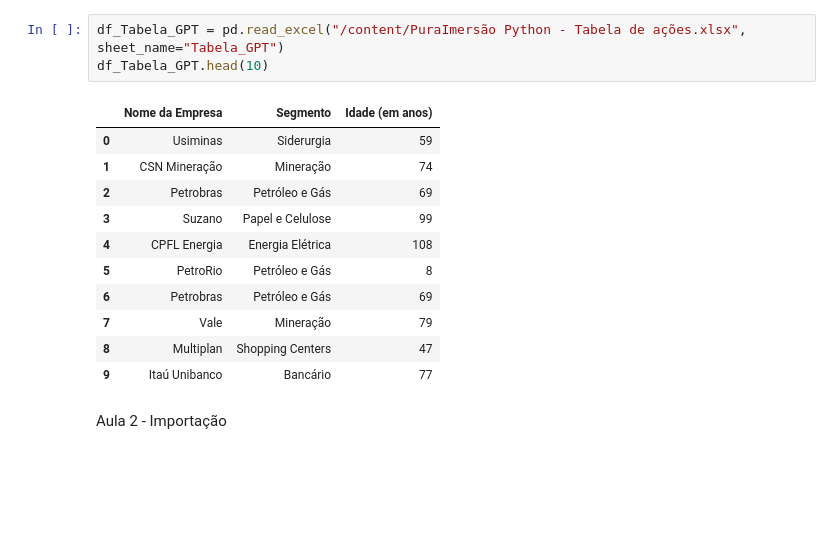
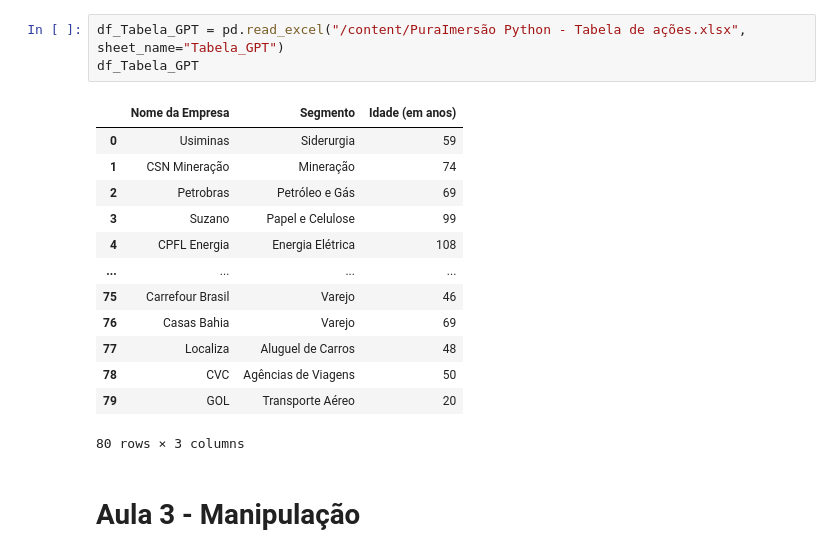
Before and after one commit to acamilaagostini/ImersaoPythonAlura, a Jupyter notebook: Imersão_Python_aulas.ipynb, the cells around one changed output. Cells and saved outputs as stored; diff of their text form; blank space fills up the shorter version.

```diff
--- a/Imersão_Python_aulas.ipynb
+++ b/Imersão_Python_aulas.ipynb
@@ -50,17 +59,19 @@ df_Ticker.head(10)
 # %%
 df_Tabela_GPT = pd.read_excel("/content/PuraImersão Python - Tabela de ações.xlsx", sheet_name="Tabela_GPT")
-df_Tabela_GPT.head(10)
+df_Tabela_GPT
 # %% [output]
 |  | Nome da Empresa | Segmento | Idade (em anos) |
 | 0 | Usiminas | Siderurgia | 59 |
 | 1 | CSN Mineração | Mineração | 74 |
 | 2 | Petrobras | Petróleo e Gás | 69 |
 | 3 | Suzano | Papel e Celulose | 99 |
 | 4 | CPFL Energia | Energia Elétrica | 108 |
-| 5 | PetroRio | Petróleo e Gás | 8 |
-| 6 | Petrobras | Petróleo e Gás | 69 |
-| 7 | Vale | Mineração | 79 |
-| 8 | Multiplan | Shopping Centers | 47 |
-| 9 | Itaú Unibanco | Bancário | 77 |
+| ... | ... | ... | ... |
+| 75 | Carrefour Brasil | Varejo | 46 |
+| 76 | Casas Bahia | Varejo | 69 |
+| 77 | Localiza | Aluguel de Carros | 48 |
+| 78 | CVC | Agências de Viagens | 50 |
+| 79 | GOL | Transporte Aéreo | 20 |
+80 rows × 3 columns
-# %% [markdown]
-Aula 2 - Importação
+# %% [markdown]
+# **Aula 3 - Manipulação**
```
Also changed, not shown: parts of 30 cells of this notebook.
